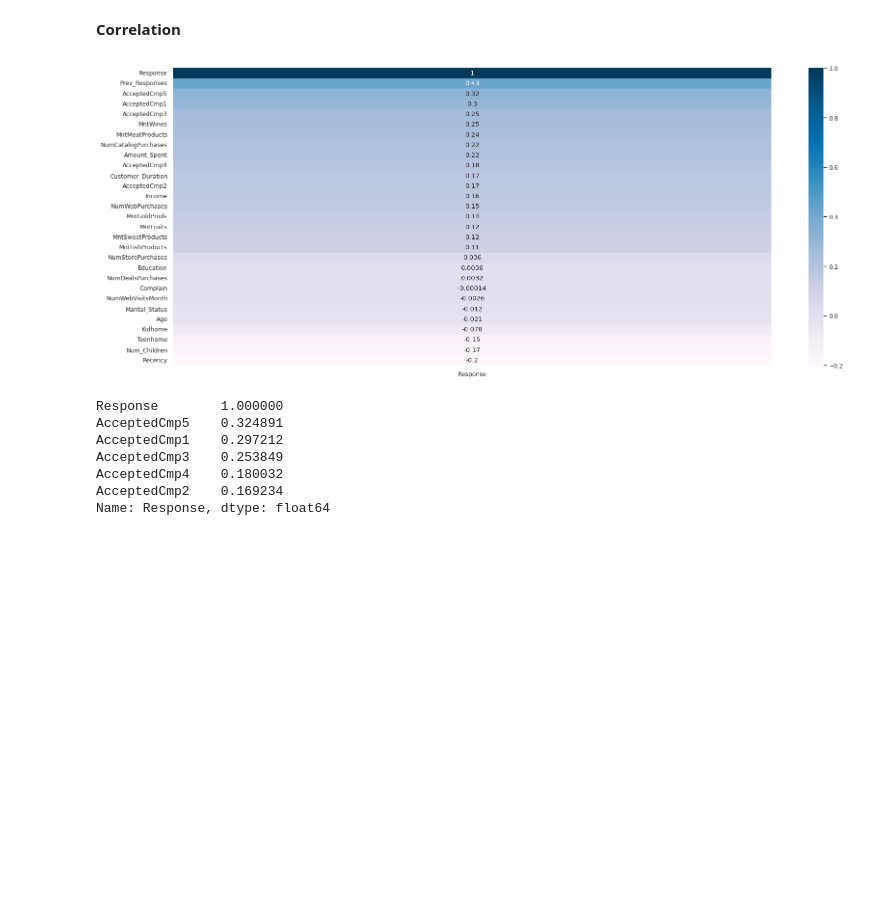
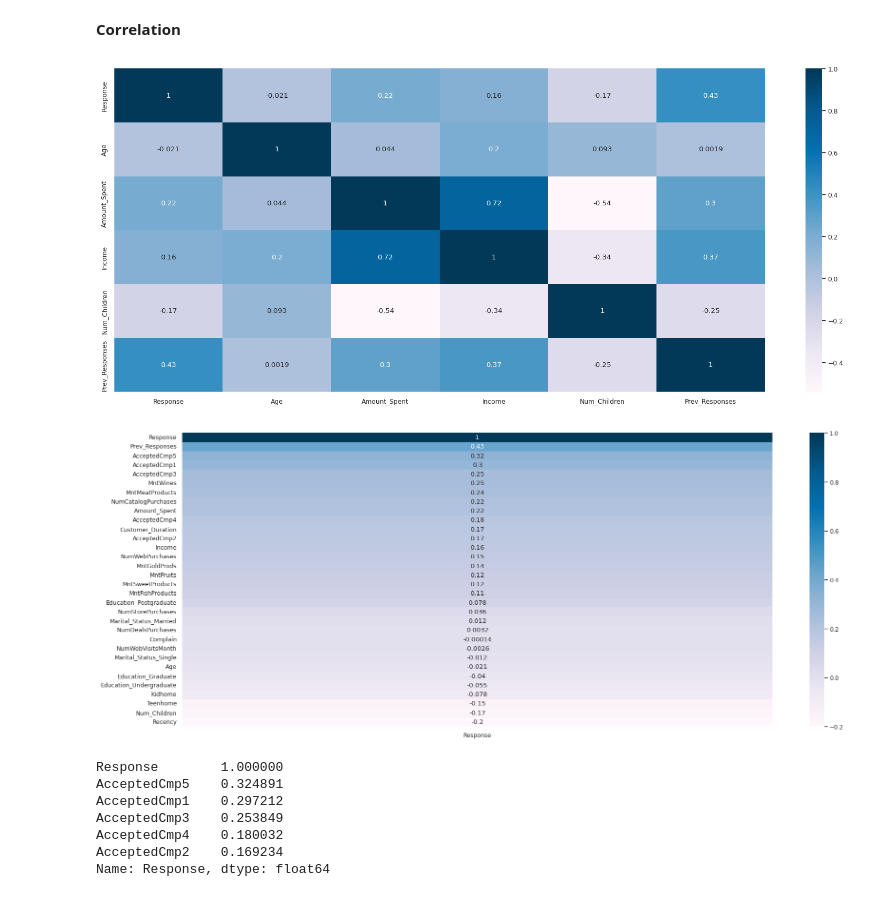
Before and after one commit to PerisN/Campaign_Marketing_Analytics, a Jupyter notebook: notebooks/customer_profile_analysis.ipynb, the cells around one changed output. Drawn from its saved outputs; the diff is of its cells as text; code cells hidden in the pictures; blank space fills up the shorter version.

```diff
--- a/notebooks/customer_profile_analysis.ipynb
+++ b/notebooks/customer_profile_analysis.ipynb
@@ -453,10 +487,18 @@ for i in cat_cols:
 # %% [markdown]
 **Correlation**
+# %%
+# Select the desired columns
+df_selected = df1[["Response", "Age", "Amount_Spent", "Income", "Num_Children","Prev_Responses"]]
+
+corr1 = df_selected.corr()
+sns.heatmap(corr1, annot=True, cmap="PuBu");
+# %% [output]
+[figure, added]
 # %%
-corr = df.corr()[["Response"]].sort_values(by="Response", ascending=False)
-sns.heatmap(corr, annot=True, cmap="PuBu");
+corr2 = df1.corr()[["Response"]].sort_values(by="Response", ascending=False)
+sns.heatmap(corr2, annot=True, cmap="PuBu");
 # %% [output]
-[figure, old version]
+[figure, new version]
 # %%
 # Correlation between response and AcceptedCmp 1-5
 
```
Also changed, not shown: parts of 13 cells of this notebook.
